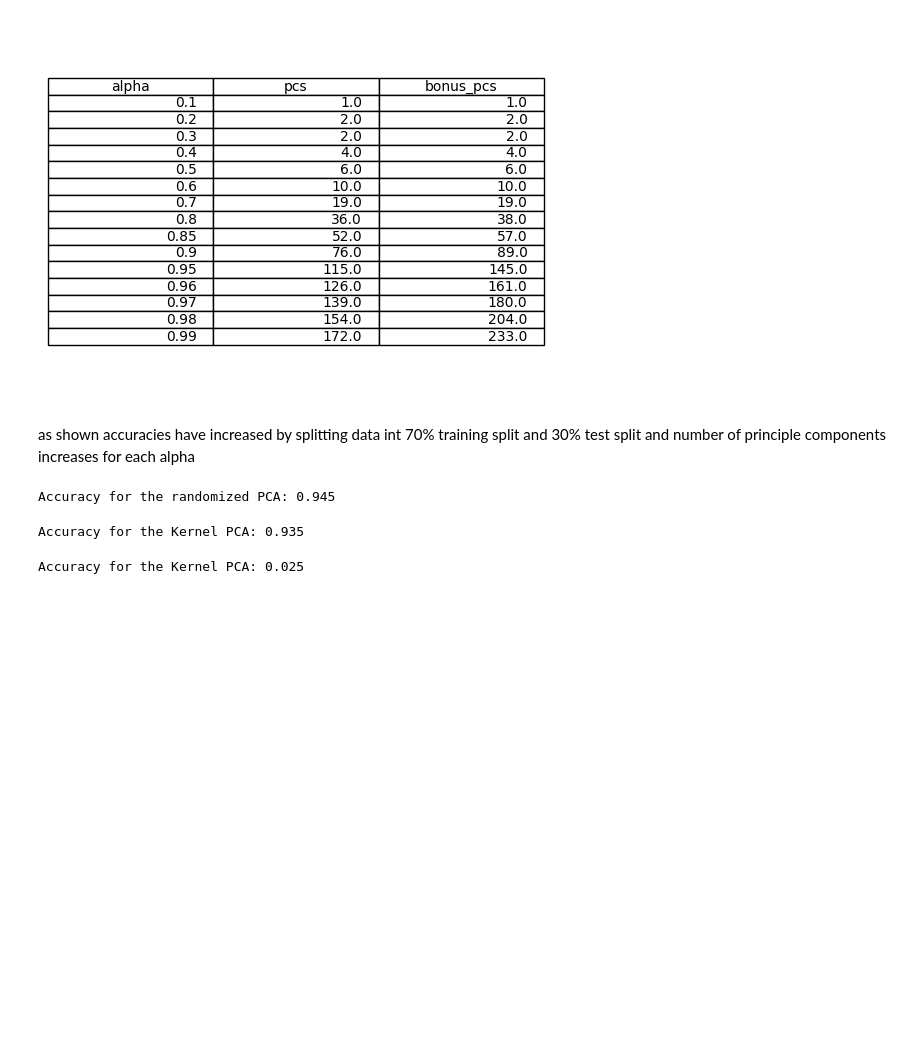
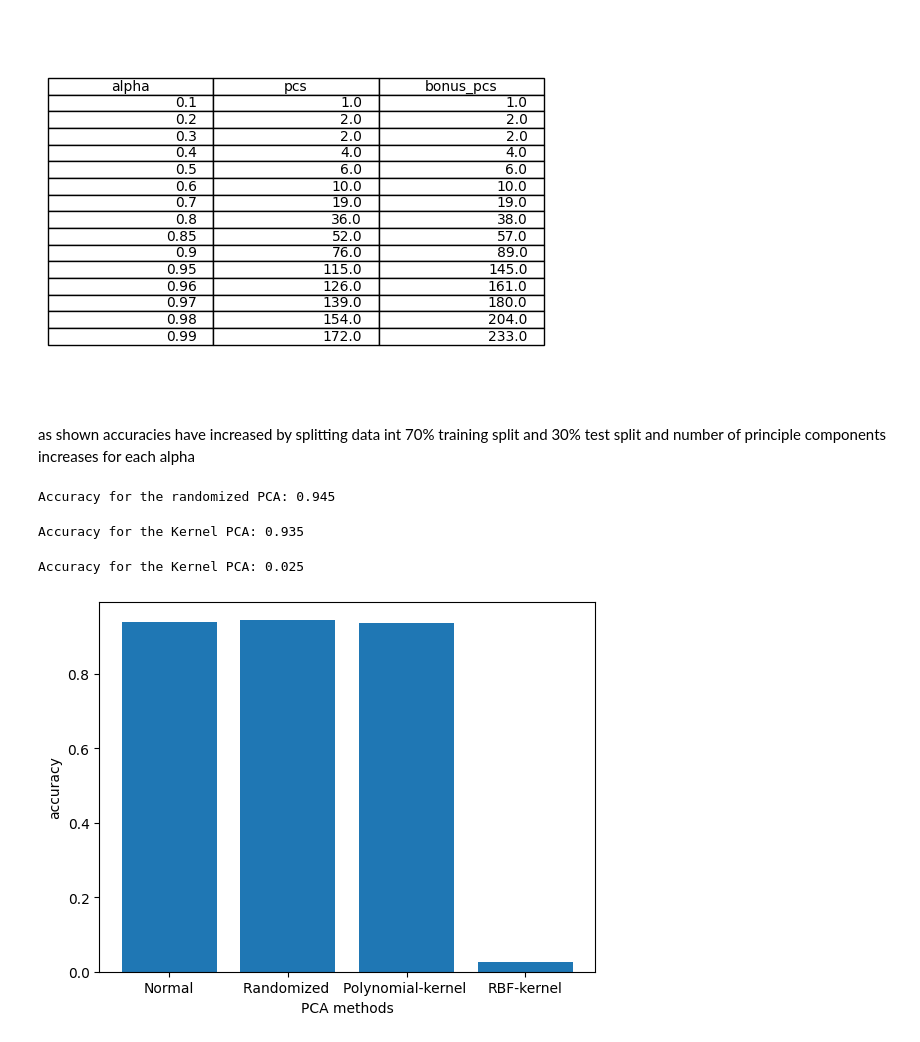
Before and after one commit to yousefkotp/Face-Recognition-Using-PCA-LDA, a Jupyter notebook: main.ipynb, the cells around one changed output. Drawn from its saved outputs; the diff is of its cells as text; code cells hidden in the pictures; blank space fills up the shorter version.

```diff
--- a/main.ipynb
+++ b/main.ipynb
@@ -387,3 +374,12 @@ knn.fit(new_training_set, training_labels.ravel())
 print("Accuracy for the Kernel PCA: " + str(knn.score(new_test_set, test_labels.ravel())))
 # %% [output]
 Accuracy for the Kernel PCA: 0.025
+# %%
+accuracies_names=["Normal","Randomized ","Polynomial-kernel ","RBF-kernel"]
+accuracies=[0.94,0.945,0.935,0.025]
+plt.bar(accuracies_names,accuracies)
+plt.xlabel("PCA methods")
+plt.ylabel("accuracy")
+plt.show()
+# %% [output]
+[figure, added]
```
Also changed, not shown: parts of 8 cells of this notebook.
